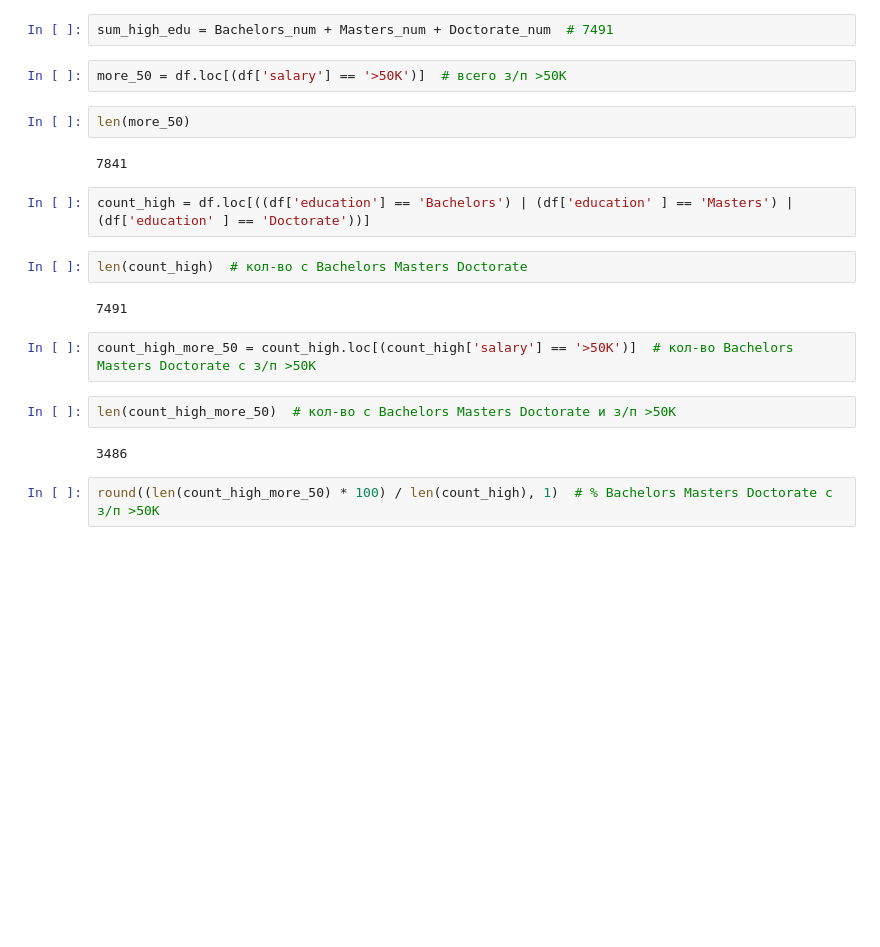
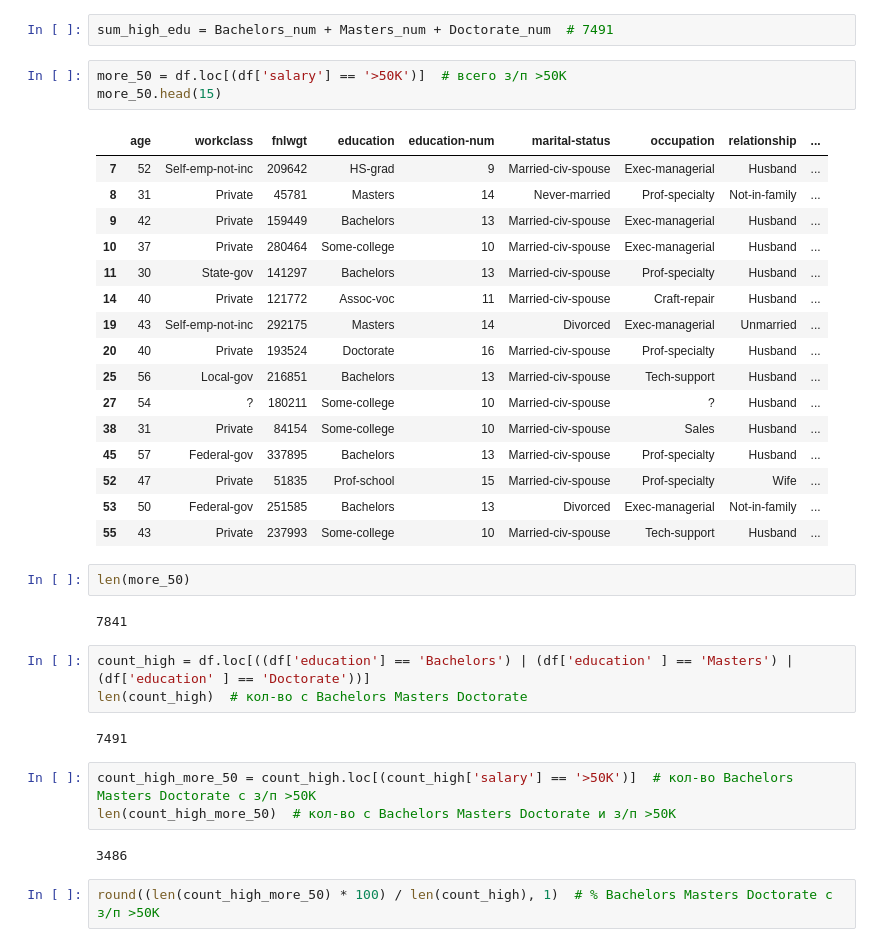
Before and after one commit to ForwardingAgent/Data_Analysis, a Jupyter notebook: 2.Demographic Data Analyzer.ipynb, the cells around one changed output. Cells and saved outputs as stored; diff of their text form; blank space fills up the shorter version.

```diff
--- a/2.Demographic Data Analyzer.ipynb
+++ b/2.Demographic Data Analyzer.ipynb
@@ -77,22 +82,38 @@ Doctorate_num = df.loc[(df['education'] == 'Doctorate')]
 sum_high_edu = Bachelors_num + Masters_num + Doctorate_num  # 7491
 # %%
 more_50 = df.loc[(df['salary'] == '>50K')]  # всего з/п >50K
+more_50.head(15)
+# %% [output]
+|  | age | workclass | fnlwgt | education | education-num | marital-status | occupation | relationship | ... |
+| 7 | 52 | Self-emp-not-inc | 209642 | HS-grad | 9 | Married-civ-spouse | Exec-managerial | Husband | ... |
+| 8 | 31 | Private | 45781 | Masters | 14 | Never-married | Prof-specialty | Not-in-family | ... |
+| 9 | 42 | Private | 159449 | Bachelors | 13 | Married-civ-spouse | Exec-managerial | Husband | ... |
+| 10 | 37 | Private | 280464 | Some-college | 10 | Married-civ-spouse | Exec-managerial | Husband | ... |
+| 11 | 30 | State-gov | 141297 | Bachelors | 13 | Married-civ-spouse | Prof-specialty | Husband | ... |
+| 14 | 40 | Private | 121772 | Assoc-voc | 11 | Married-civ-spouse | Craft-repair | Husband | ... |
+| 19 | 43 | Self-emp-not-inc | 292175 | Masters | 14 | Divorced | Exec-managerial | Unmarried | ... |
+| 20 | 40 | Private | 193524 | Doctorate | 16 | Married-civ-spouse | Prof-specialty | Husband | ... |
+| 25 | 56 | Local-gov | 216851 | Bachelors | 13 | Married-civ-spouse | Tech-support | Husband | ... |
+| 27 | 54 | ? | 180211 | Some-college | 10 | Married-civ-spouse | ? | Husband | ... |
+| 38 | 31 | Private | 84154 | Some-college | 10 | Married-civ-spouse | Sales | Husband | ... |
+| 45 | 57 | Federal-gov | 337895 | Bachelors | 13 | Married-civ-spouse | Prof-specialty | Husband | ... |
+| 52 | 47 | Private | 51835 | Prof-school | 15 | Married-civ-spouse | Prof-specialty | Wife | ... |
+| 53 | 50 | Federal-gov | 251585 | Bachelors | 13 | Divorced | Exec-managerial | Not-in-family | ... |
+| 55 | 43 | Private | 237993 | Some-college | 10 | Married-civ-spouse | Tech-support | Husband | ... |
 # %%
 len(more_50)
 # %% [output]
 7841
 # %%
 count_high = df.loc[((df['education'] == 'Bachelors') | (df['education' ] == 'Masters') | (df['education' ] == 'Doctorate'))]
+len(count_high)  # кол-во с Bachelors Masters Doctorate
+# %% [output]
+7491
-# %%
-len(count_high)  # кол-во с Bachelors Masters Doctorate
-# %% [output]
-7491
 # %%
 count_high_more_50 = count_high.loc[(count_high['salary'] == '>50K')]  # кол-во Bachelors Masters Doctorate с з/п >50K
+len(count_high_more_50)  # кол-во с Bachelors Masters Doctorate и з/п >50K
+# %% [output]
+3486
-# %%
-len(count_high_more_50)  # кол-во с Bachelors Masters Doctorate и з/п >50K
-# %% [output]
-3486
 # %%
 round((len(count_high_more_50) * 100) / len(count_high), 1)  # % Bachelors Masters Doctorate с з/п >50K
 # %% [output]
```
Also changed, not shown: parts of 14 cells of this notebook.
